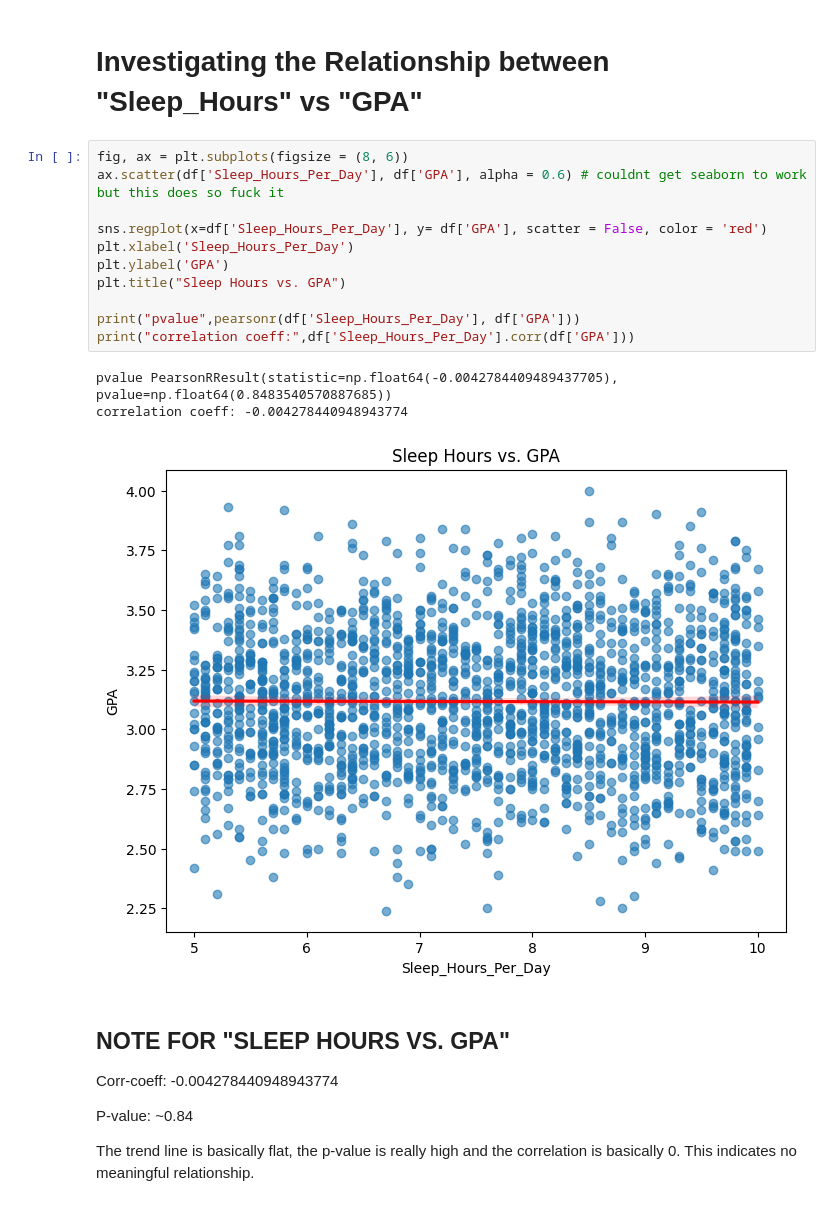
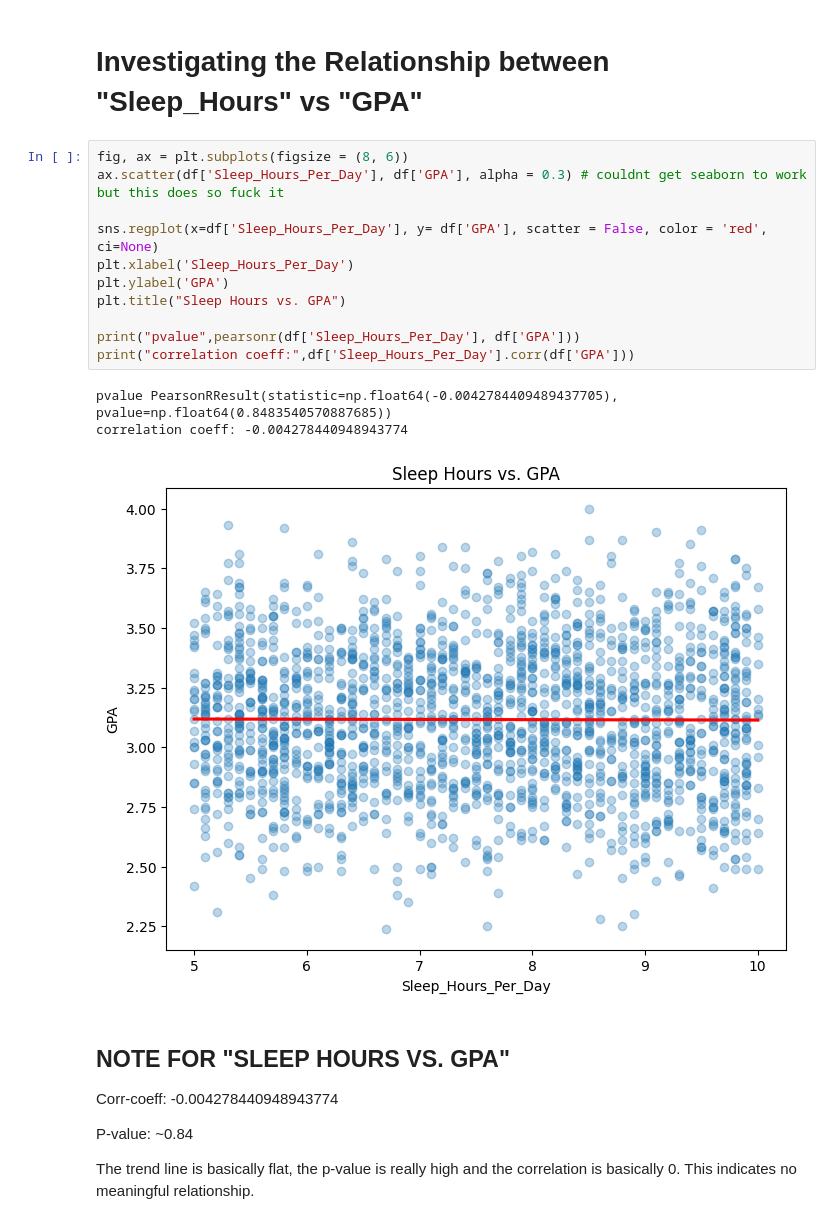
Before and after one commit to AndyFum/Data-Visualization-Final, a Jupyter notebook: final/final.ipynb, the cells around one changed output. Saved outputs shown, nothing was run; the diff lists cells and outputs as text.

```diff
--- a/final/final.ipynb
+++ b/final/final.ipynb
@@ -151,19 +165,19 @@ This all indicates that students that study more tend to get a higher gpa.
 # Investigating the Relationship between "Sleep_Hours" vs "GPA"
 # %%
 fig, ax = plt.subplots(figsize = (8, 6))
-ax.scatter(df['Sleep_Hours_Per_Day'], df['GPA'], alpha = 0.6) # couldnt get seaborn to work but this does so fuck it
+ax.scatter(df['Sleep_Hours_Per_Day'], df['GPA'], alpha = 0.3) # couldnt get seaborn to work but this does so fuck it
 
-sns.regplot(x=df['Sleep_Hours_Per_Day'], y= df['GPA'], scatter = False, color = 'red')
+sns.regplot(x=df['Sleep_Hours_Per_Day'], y= df['GPA'], scatter = False, color = 'red', ci=None)
 plt.xlabel('Sleep_Hours_Per_Day')
 plt.ylabel('GPA')
 plt.title("Sleep Hours vs. GPA")
 
 print("pvalue",pearsonr(df['Sleep_Hours_Per_Day'], df['GPA']))
 print("correlation coeff:",df['Sleep_Hours_Per_Day'].corr(df['GPA']))
 # %% [output]
 pvalue PearsonRResult(statistic=np.float64(-0.0042784409489437705), pvalue=np.float64(0.8483540570887685))
 correlation coeff: -0.004278440948943774
-[figure, old version]
+[figure, new version]
 # %% [markdown]
 ## NOTE FOR "SLEEP HOURS VS. GPA"
 
```
Also changed, not shown: parts of 14 cells of this notebook.
